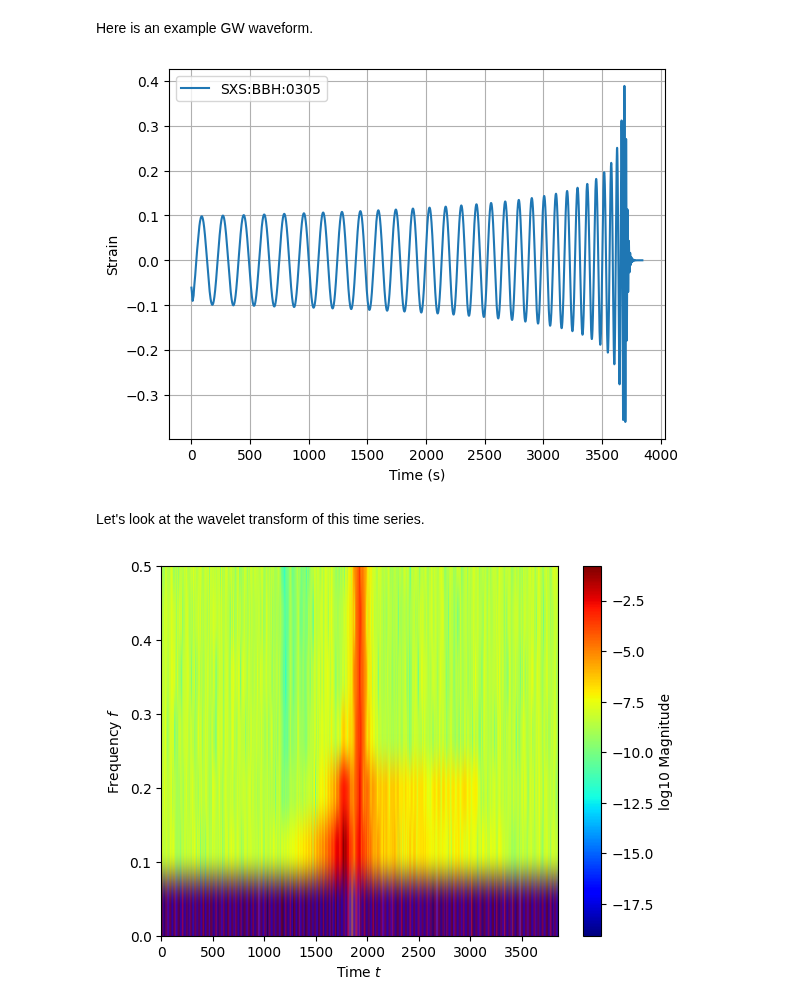
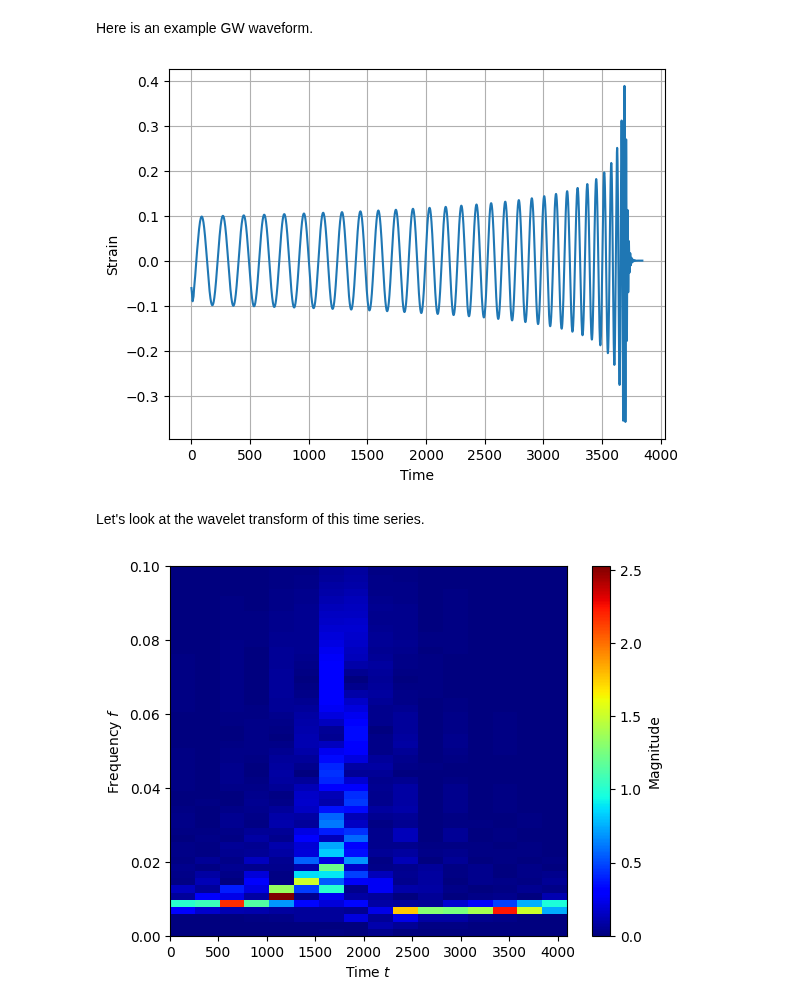
Before and after one commit to cjm96/WDM_GW_wavelets, a Jupyter notebook: examples/getting_started.ipynb, the cells around one changed output. Cells and saved outputs as stored; diff of their text form; code cells hidden in the pictures.

```diff
--- a/examples/getting_started.ipynb
+++ b/examples/getting_started.ipynb
@@ -16,34 +16,34 @@ Here is an example GW waveform.
 data = np.loadtxt("../data/waveform_SXS:BBH:0305_Reh22.txt")
 
 time = data[0]
-strain = data[1]
+re_strain = data[1]
+im_strain = data[1]
 
 fig, ax = plt.subplots()
-ax.plot(time, strain, label='SXS:BBH:0305')
-ax.set_xlabel('Time (s)')
+ax.plot(time, re_strain)
+ax.set_xlabel('Time')
 ax.set_ylabel('Strain')
-ax.legend()
 ax.grid()
 plt.show()
 # %% [output]
-[figure, old version]
+[figure, new version]
 # %% [markdown]
 Let's look at the wavelet transform of this time series.
 # %%
 dt = np.mean(np.diff(time))
 
-Nf = 128
+Nf = 512
 
 N = WDM.code.utils.utils.next_multiple(len(time), 2*Nf)
 # %%
-wdm = WDM.code.discrete_wavelet_transform.WDM.WDM_transform(dt=dt, Nf=Nf, N=N)
+wdm = WDM.code.discrete_wavelet_transform.WDM.WDM_transform(dt=dt, Nf=Nf, N=N, q=8)
 # %%
-strain_padded, mask = wdm.pad_signal(strain)
+x_padded, mask = wdm.pad_signal(re_strain)
 # %%
-w = wdm.forward_transform_truncated_fft(strain_padded)
+w = wdm.forward_transform_truncated_fft(x_padded)
 # %%
-fig, ax = wdm.time_frequency_plot(w, part='abs', scale='log')
-ax.set_ylim(0,0.5)
+fig, ax = wdm.time_frequency_plot(w, part='abs', scale='linear')
+ax.set_ylim(0,0.1)
 plt.show()
 # %% [output]
-[figure, old version]
+[figure, new version]
```
Also changed, not shown: parts of 2 cells of this notebook, 2 other files.
